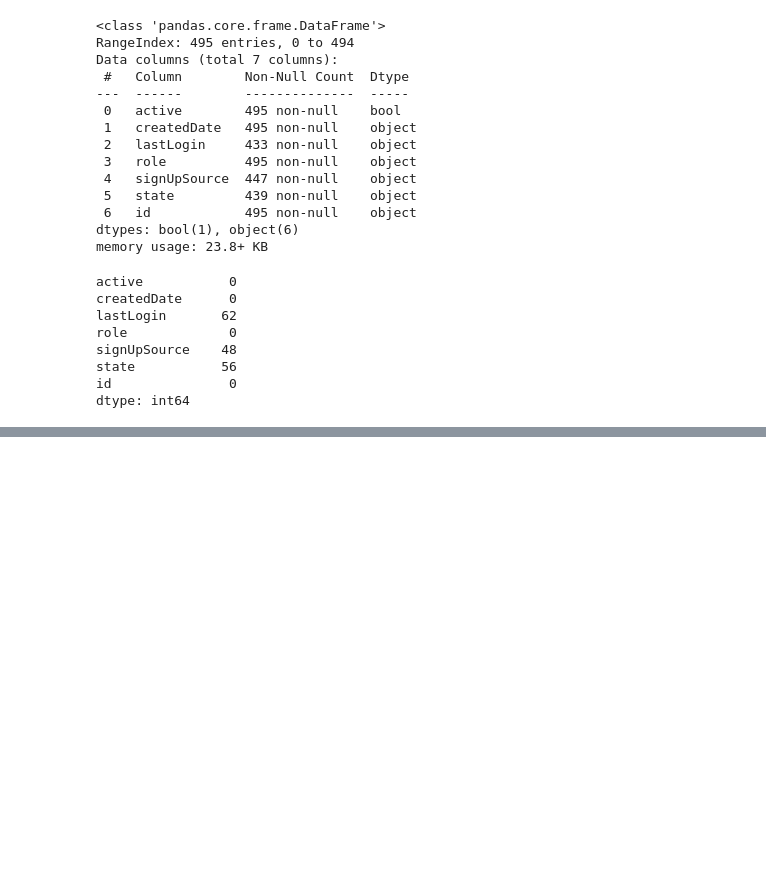
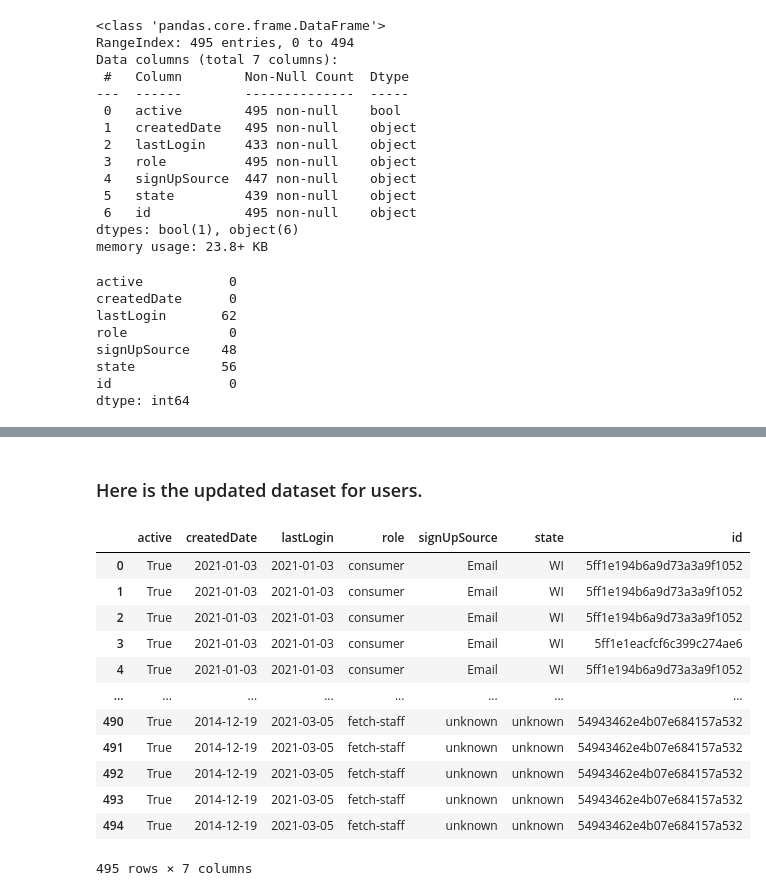
Before and after one commit to rnair7163/Fetch-Analytics-Engineer-Take-Home, a Jupyter notebook: Data-Exploration_and_Cleaning.ipynb, the cells around one changed output, grey strips where cells are left out. Drawn from its saved outputs; the diff is of its cells as text; code cells hidden in the pictures; blank space fills up the shorter version.

```diff
--- a/Data-Exploration_and_Cleaning.ipynb
+++ b/Data-Exploration_and_Cleaning.ipynb
@@ -592,0 +709,4 @@ dtype: int64
+# %%
+users['state'] = users['state'].fillna('unknown')
+# %%
+users['signUpSource'] = users['signUpSource'].fillna('unknown')
@@ -592,0 +724,18 @@ dtype: int64
+# %% [markdown]
+### Here is the updated dataset for users.
+# %%
+users
+# %% [output]
+|  | active | createdDate | lastLogin | role | signUpSource | state | id |
+| 0 | True | 2021-01-03 | 2021-01-03 | consumer | Email | WI | 5ff1e194b6a9d73a3a9f1052 |
+| 1 | True | 2021-01-03 | 2021-01-03 | consumer | Email | WI | 5ff1e194b6a9d73a3a9f1052 |
+| 2 | True | 2021-01-03 | 2021-01-03 | consumer | Email | WI | 5ff1e194b6a9d73a3a9f1052 |
+| 3 | True | 2021-01-03 | 2021-01-03 | consumer | Email | WI | 5ff1e1eacfcf6c399c274ae6 |
+| 4 | True | 2021-01-03 | 2021-01-03 | consumer | Email | WI | 5ff1e194b6a9d73a3a9f1052 |
+| ... | ... | ... | ... | ... | ... | ... | ... |
+| 490 | True | 2014-12-19 | 2021-03-05 | fetch-staff | unknown | unknown | 54943462e4b07e684157a532 |
+| 491 | True | 2014-12-19 | 2021-03-05 | fetch-staff | unknown | unknown | 54943462e4b07e684157a532 |
+| 492 | True | 2014-12-19 | 2021-03-05 | fetch-staff | unknown | unknown | 54943462e4b07e684157a532 |
+| 493 | True | 2014-12-19 | 2021-03-05 | fetch-staff | unknown | unknown | 54943462e4b07e684157a532 |
+| 494 | True | 2014-12-19 | 2021-03-05 | fetch-staff | unknown | unknown | 54943462e4b07e684157a532 |
+495 rows × 7 columns
```
Also changed, not shown: parts of 19 cells of this notebook.
